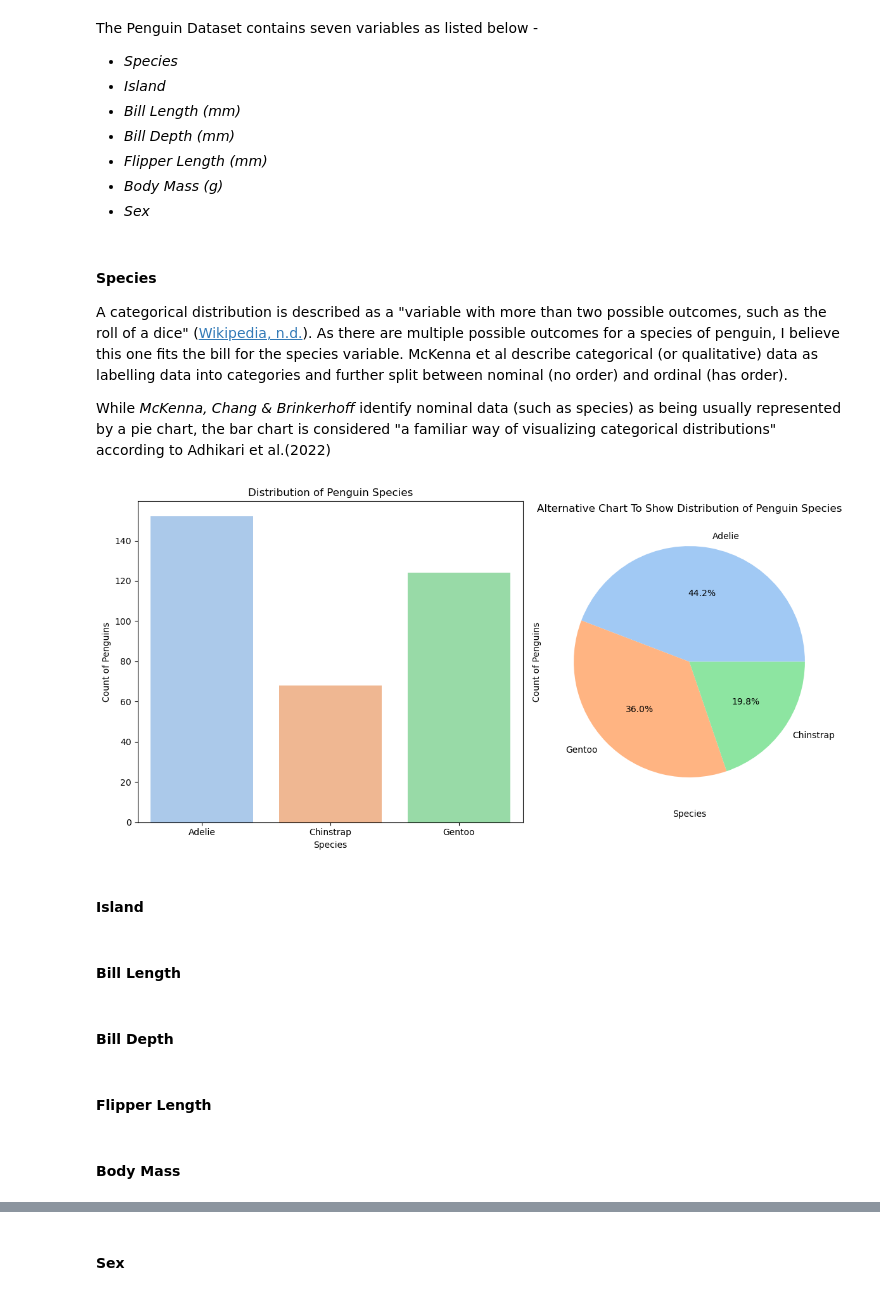
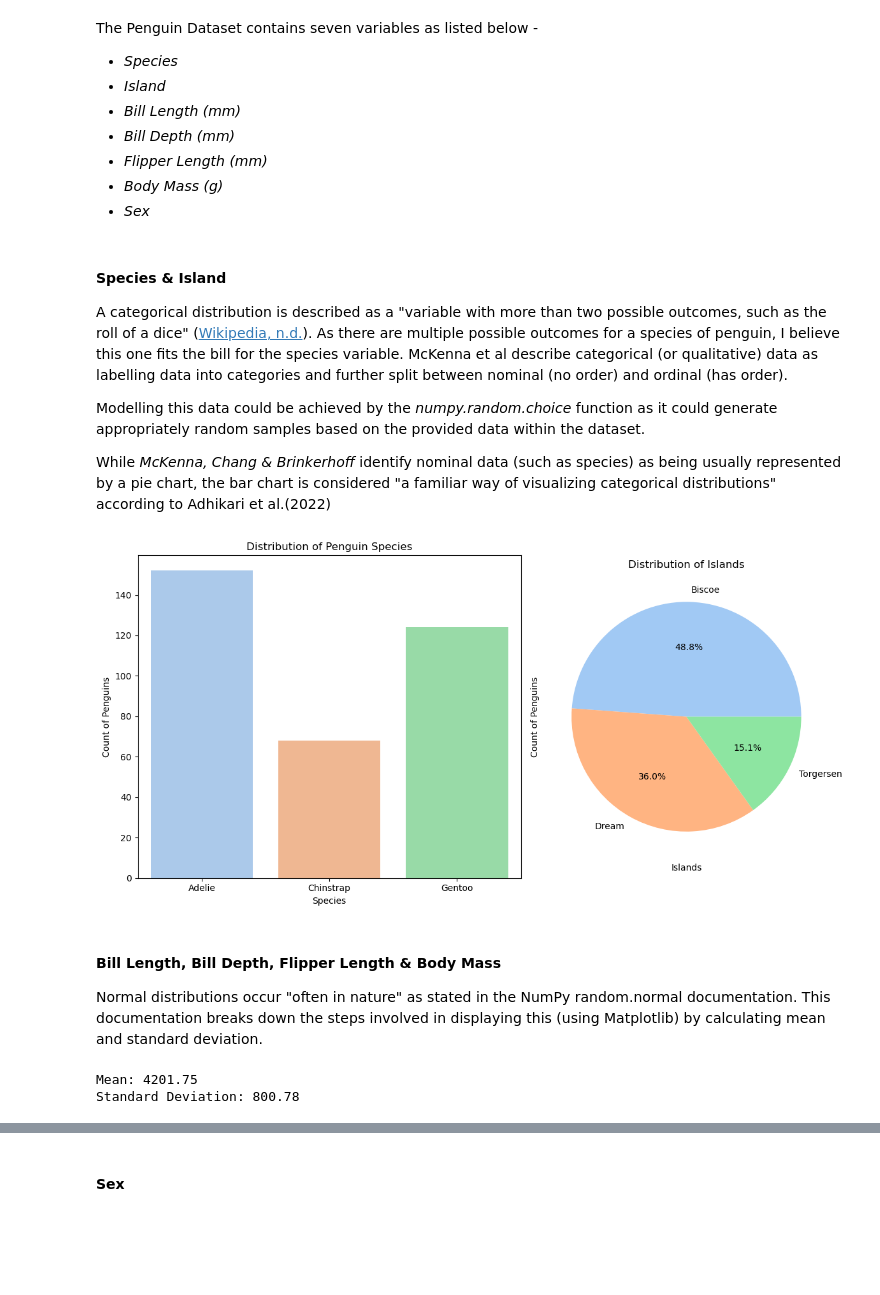
Before and after one commit to turps-pc90/fund_data, a Jupyter notebook: tasks.ipynb, the cells around one changed output, grey strips where cells are left out. Drawn from its saved outputs; the diff is of its cells as text; code cells hidden in the pictures; blank space fills up the shorter version.

Commit message:
Added visualisations for Task 3

```diff
--- a/tasks.ipynb
+++ b/tasks.ipynb
@@ -216,48 +221,61 @@ The Penguin Dataset contains seven variables as listed below -
 - *Body Mass (g)*
 - *Sex*
 # %% [markdown]
-#### Species
+#### Species & Island
 A categorical distribution is described as a "variable with more than two possible outcomes, such as the roll of a dice" ([Wikipedia, n.d.](https://en.wikipedia.org/wiki/Categorical_distribution)). As there are multiple possible outcomes for a species of penguin, I believe this one fits the bill for the species variable. McKenna et al describe categorical (or qualitative) data as labelling data into categories and further split between nominal (no order) and ordinal (has order).
 
+Modelling this data could be achieved by the *numpy.random.choice* function as it could generate appropriately random samples based on the provided data within the dataset.
+
 While *McKenna, Chang & Brinkerhoff* identify nominal data (such as species) as being usually represented by a pie chart, the bar chart is considered "a familiar way of visualizing categorical distributions" according to Adhikari et al.(2022)
 # %%
 # Plotting Bar Chart & Pie Chart For Species
 # Library Imports
 from matplotlib import gridspec
 
 # Create a figure and grid layout
 fig = plt.figure(figsize=(12, 6))
 grid = gridspec.GridSpec(1, 2, width_ratios=[4, 3])
 
 # Bar Chart To Show Breakdown of Penguin Species
 ax1 = plt.subplot(grid[0])
 g = sns.countplot(x = 'species', data = df, palette='pastel', linewidth=0.5)
 g.set_xlabel('Species')
 g.set_ylabel('Count of Penguins')
 g.set_title('Distribution of Penguin Species')
 
-# Pie Chart To Show Breakdown of Penguin Species
+# Pie Chart To Show Breakdown of Islands
 ax2 = plt.subplot(grid[1])
-species_counts = df['species'].value_counts()
+species_counts = df['island'].value_counts()
 g2 = plt.pie(species_counts, labels=species_counts.index, autopct='%1.1f%%', colors=sns.color_palette('pastel'))
-plt.xlabel('Species')
+plt.xlabel('Islands')
 plt.ylabel('Count of Penguins')
-plt.title('Alternative Chart To Show Distribution of Penguin Species')
+plt.title('Distribution of Islands')
 
 # Adjust layout
 plt.tight_layout()
 
 # Display the plots
 plt.show()
 # %% [output]
-[figure, old version]
+[figure, new version]
-# %% [markdown]
-#### Island
-# %% [markdown]
-#### Bill Length
-# %% [markdown]
-#### Bill Depth
-# %% [markdown]
-#### Flipper Length
-# %% [markdown]
-#### Body Mass
+# %% [markdown]
+#### Bill Length, Bill Depth, Flipper Length & Body Mass
+
+Normal distributions occur "often in nature" as stated in the NumPy random.normal documentation. This documentation breaks down the steps involved in displaying this (using Matplotlib) by calculating mean and standard deviation.
+# %%
+# Library Imports
+import numpy as np
+
+# Use body_mass for visualisation
+body_mass = df['body_mass_g']
+
+# Calculate mean and standard deviation using in-built NumPy functions
+mean_bm = np.mean(body_mass)
+std_bm = np.std(body_mass)
+
+# Print mean and standard deviation to 2 decimal places
+print(f"Mean: {mean_bm:.2f}")
+print(f"Standard Deviation: {std_bm:.2f}")
+# %% [output]
+Mean: 4201.75
+Standard Deviation: 800.78
```
Also changed, not shown: parts of 5 cells of this notebook.
